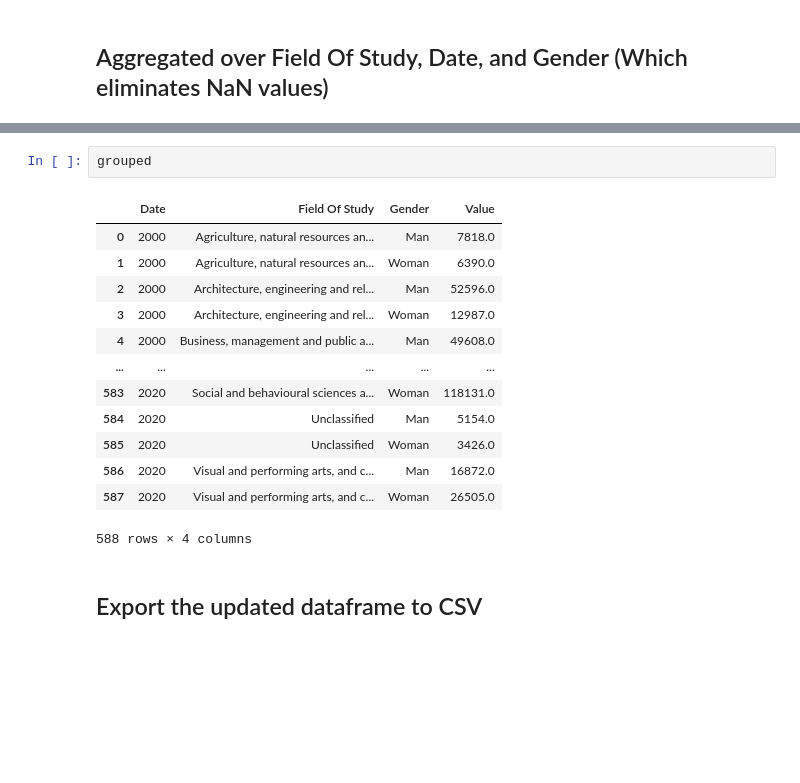
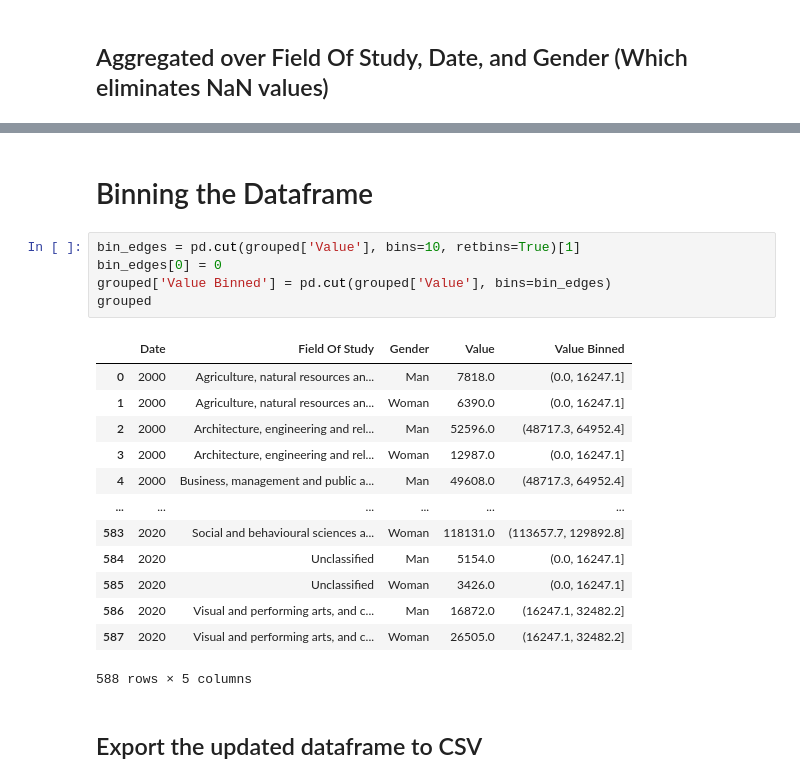
Before and after one commit to KhaledElbasiouni/CSI4142-Project, a Jupyter notebook: data-staging-graduates.ipynb, the cells around one changed output, grey strips where cells are left out. Drawn from its saved outputs; the diff is of its cells as text; blank space fills up the shorter version.

Commit message:
Bin value attributes for graduates df

```diff
--- a/data-staging-graduates.ipynb
+++ b/data-staging-graduates.ipynb
@@ -251,19 +266,24 @@ grouped = df.groupby(['Date', 'Field Of Study', 'Gender'])['Value'].sum().reset_
-# %%
-grouped
-# %% [output]
-|  | Date | Field Of Study | Gender | Value |
-| 0 | 2000 | Agriculture, natural resources an... | Man | 7818.0 |
-| 1 | 2000 | Agriculture, natural resources an... | Woman | 6390.0 |
-| 2 | 2000 | Architecture, engineering and rel... | Man | 52596.0 |
-| 3 | 2000 | Architecture, engineering and rel... | Woman | 12987.0 |
-| 4 | 2000 | Business, management and public a... | Man | 49608.0 |
-| ... | ... | ... | ... | ... |
-| 583 | 2020 | Social and behavioural sciences a... | Woman | 118131.0 |
-| 584 | 2020 | Unclassified | Man | 5154.0 |
-| 585 | 2020 | Unclassified | Woman | 3426.0 |
-| 586 | 2020 | Visual and performing arts, and c... | Man | 16872.0 |
-| 587 | 2020 | Visual and performing arts, and c... | Woman | 26505.0 |
-588 rows × 4 columns
+# %% [markdown]
+# Binning the Dataframe
+# %%
+bin_edges = pd.cut(grouped['Value'], bins=10, retbins=True)[1]
+bin_edges[0] = 0
+grouped['Value Binned'] = pd.cut(grouped['Value'], bins=bin_edges)
+grouped
+# %% [output]
+|  | Date | Field Of Study | Gender | Value | Value Binned |
+| 0 | 2000 | Agriculture, natural resources an... | Man | 7818.0 | (0.0, 16247.1] |
+| 1 | 2000 | Agriculture, natural resources an... | Woman | 6390.0 | (0.0, 16247.1] |
+| 2 | 2000 | Architecture, engineering and rel... | Man | 52596.0 | (48717.3, 64952.4] |
+| 3 | 2000 | Architecture, engineering and rel... | Woman | 12987.0 | (0.0, 16247.1] |
+| 4 | 2000 | Business, management and public a... | Man | 49608.0 | (48717.3, 64952.4] |
+| ... | ... | ... | ... | ... | ... |
+| 583 | 2020 | Social and behavioural sciences a... | Woman | 118131.0 | (113657.7, 129892.8] |
+| 584 | 2020 | Unclassified | Man | 5154.0 | (0.0, 16247.1] |
+| 585 | 2020 | Unclassified | Woman | 3426.0 | (0.0, 16247.1] |
+| 586 | 2020 | Visual and performing arts, and c... | Man | 16872.0 | (16247.1, 32482.2] |
+| 587 | 2020 | Visual and performing arts, and c... | Woman | 26505.0 | (16247.1, 32482.2] |
+588 rows × 5 columns
 # %% [markdown]
 ## Export the updated dataframe to CSV
 # %%
```
Also changed, not shown: parts of 1 cell of this notebook.
